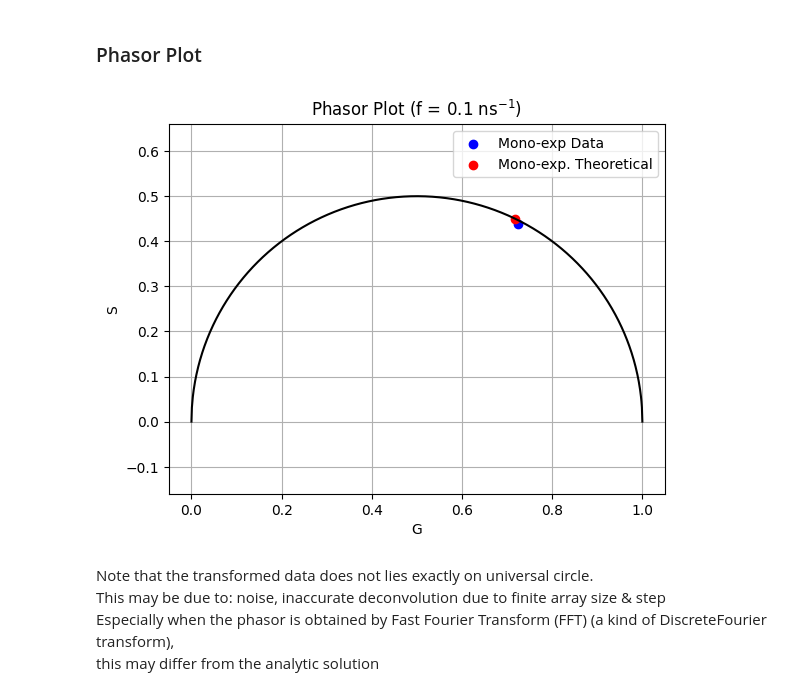
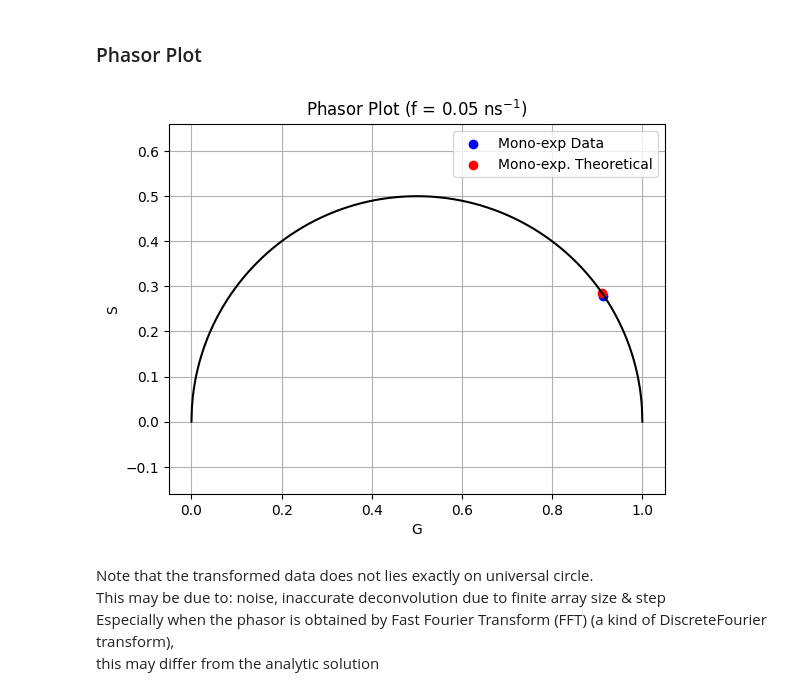
Before and after one commit to ngcnpeter/Y3_Group_Project_2B, a Jupyter notebook: TCSPC-simulation/2Bsimulation.ipynb, the cells around one changed output. Saved outputs shown, nothing was run; the diff lists cells and outputs as text; code cells hidden in the pictures.

```diff
--- a/TCSPC-simulation/2Bsimulation.ipynb
+++ b/TCSPC-simulation/2Bsimulation.ipynb
@@ -335,31 +392,31 @@ phasor_coordinate(tau[0],w[4])
 # %%
 # Phasor plot
 x = np.linspace(0,1,1000)
 y_circ = np.sqrt(0.5**2-(x-0.5)**2)
 
 plt.figure()
-for i in [2] :
+for i in [1] :
     phasor0 = demo_phasor[i]
     w0 = w[i]
     plt.scatter(np.real(phasor0), -np.imag(phasor0), c='blue', label = 'Mono-exp Data')
     plt.scatter(phasor_coordinate(tau[0],w0)[0],phasor_coordinate(tau[0],w0)[1], c='red',label = 'Mono-exp. Theoretical')
     # plt.scatter(np.sum(amplitudes * phasor_coordinate(decay_time_constants,omegas)[0]),
     # np.sum(amplitudes * phasor_coordinate(decay_time_constants,omegas)[1]), c='green',label = 'True')
     plt.plot(x,y_circ,'k') #universal circle
     plt.xlim(0, 1)
     plt.ylim(0, 1)
     plt.xlabel('G')
     plt.ylabel('S')
     plt.title(f'Phasor Plot (f = {freq[i]}'+r' ns$^{-1}$)')
     plt.axis('equal')
     plt.grid()
     plt.legend()
     #decomposition assuming equal contribution
     # plt.plot(RT1[0],RT1[1],'.')
     # plt.plot(RT2[0],RT2[1],'.')
     # plt.plot((RT1[0]+RT2[0])/2, (RT1+RT2)[1]/2,'x')
 # %% [output]
-[figure, old version]
+[figure, new version]
 # %% [markdown]
 Note that the transformed data does not lies exactly on universal circle. \
 This may be due to: noise, inaccurate deconvolution due to finite array size & step \
```
Also changed, not shown: parts of 16 cells of this notebook.
